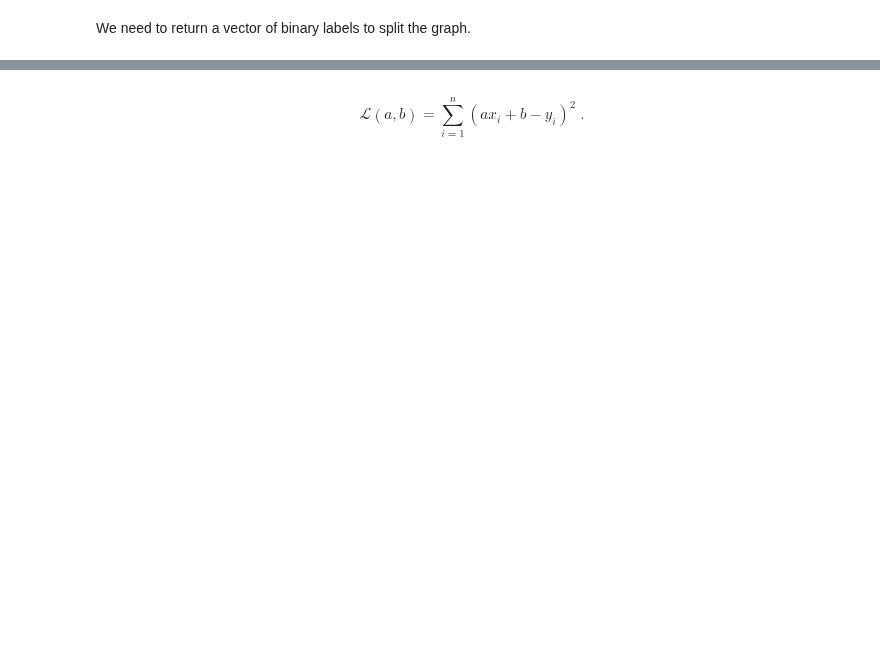
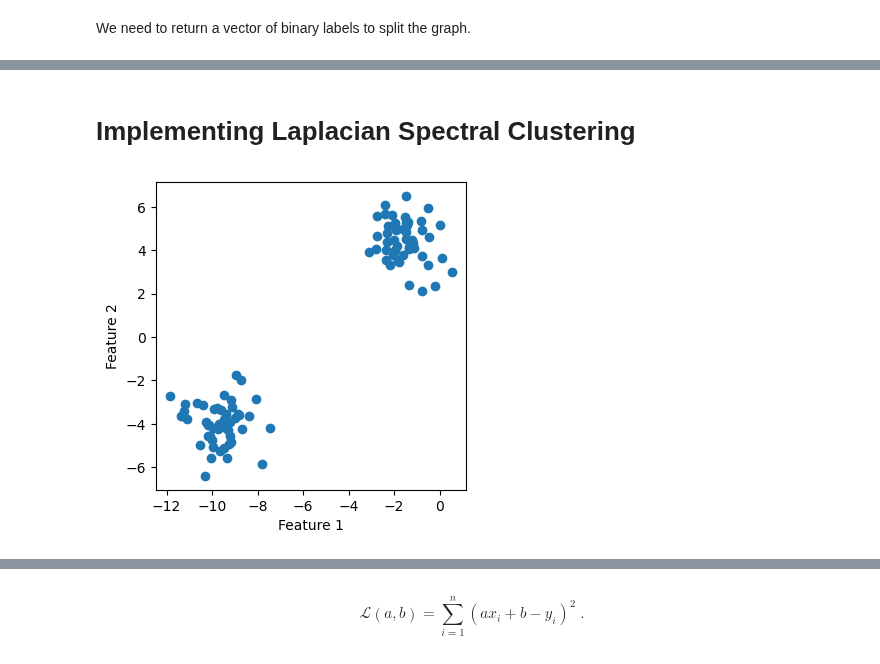
Before and after one commit to Xianzhiwang1/CS0451-page-site, a Jupyter notebook: posts/my-blog-post-06-unsupervised-learning/index.ipynb, the cells around one changed output, grey strips where cells are left out. Saved outputs shown, nothing was run; the diff lists cells and outputs as text; code cells hidden in the pictures; blank space fills up the shorter version.

```diff
--- a/posts/my-blog-post-06-unsupervised-learning/index.ipynb
+++ b/posts/my-blog-post-06-unsupervised-learning/index.ipynb
@@ -28,0 +34,16 @@ nx.draw(G, layout,
+# %% [markdown]
+# Implementing Laplacian Spectral Clustering
+# %%
+from sklearn.datasets import make_blobs, make_circles
+from matplotlib import pyplot as plt
+import numpy as np
+np.random.seed(12345)
+
+fig, ax = plt.subplots(1, figsize = (4, 4))
+X, y = make_blobs(n_samples=100, n_features=2,
+                                centers=2, random_state=1)
+
+a = ax.scatter(X[:, 0], X[:, 1])
+a = ax.set(xlabel = "Feature 1", ylabel = "Feature 2")
+# %% [output]
+[figure, added]
```
Also changed, not shown: parts of 14 cells of this notebook, 16 other files.
